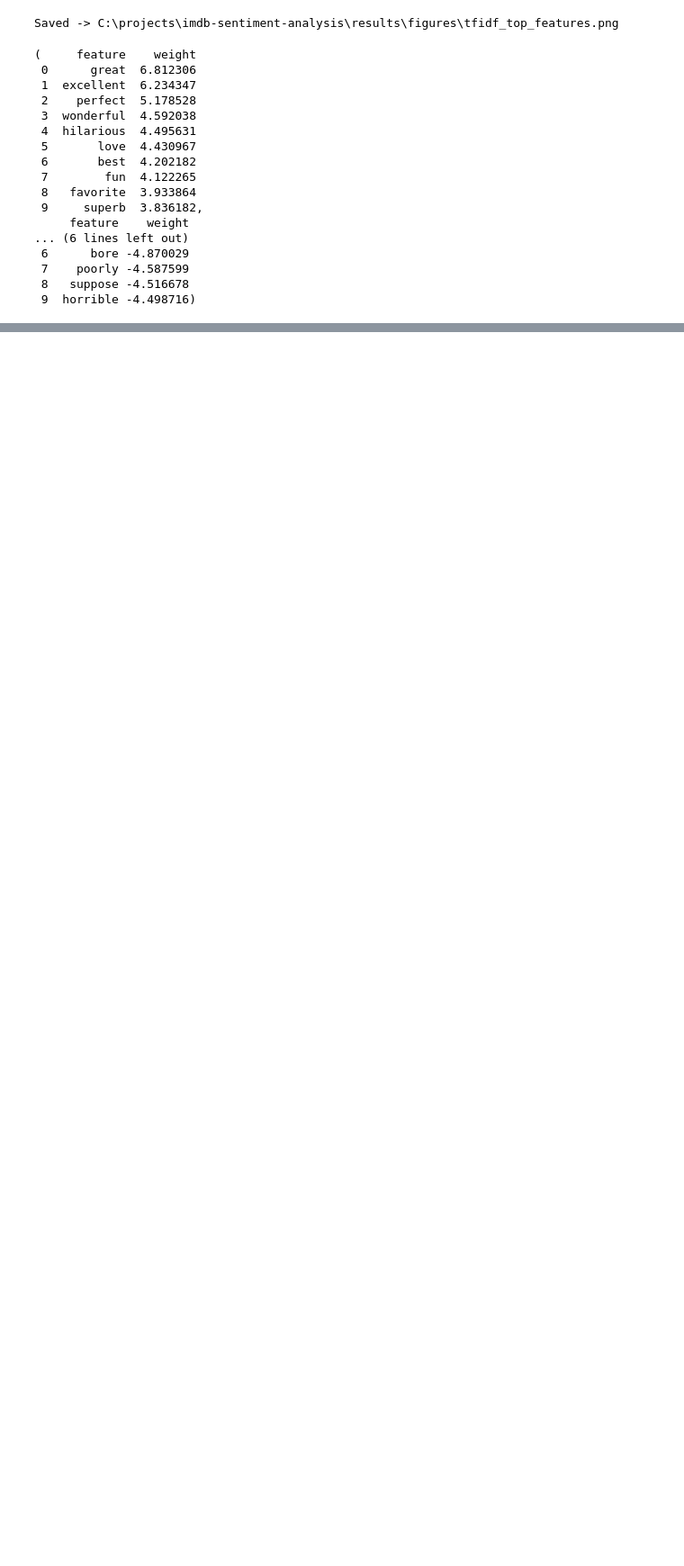
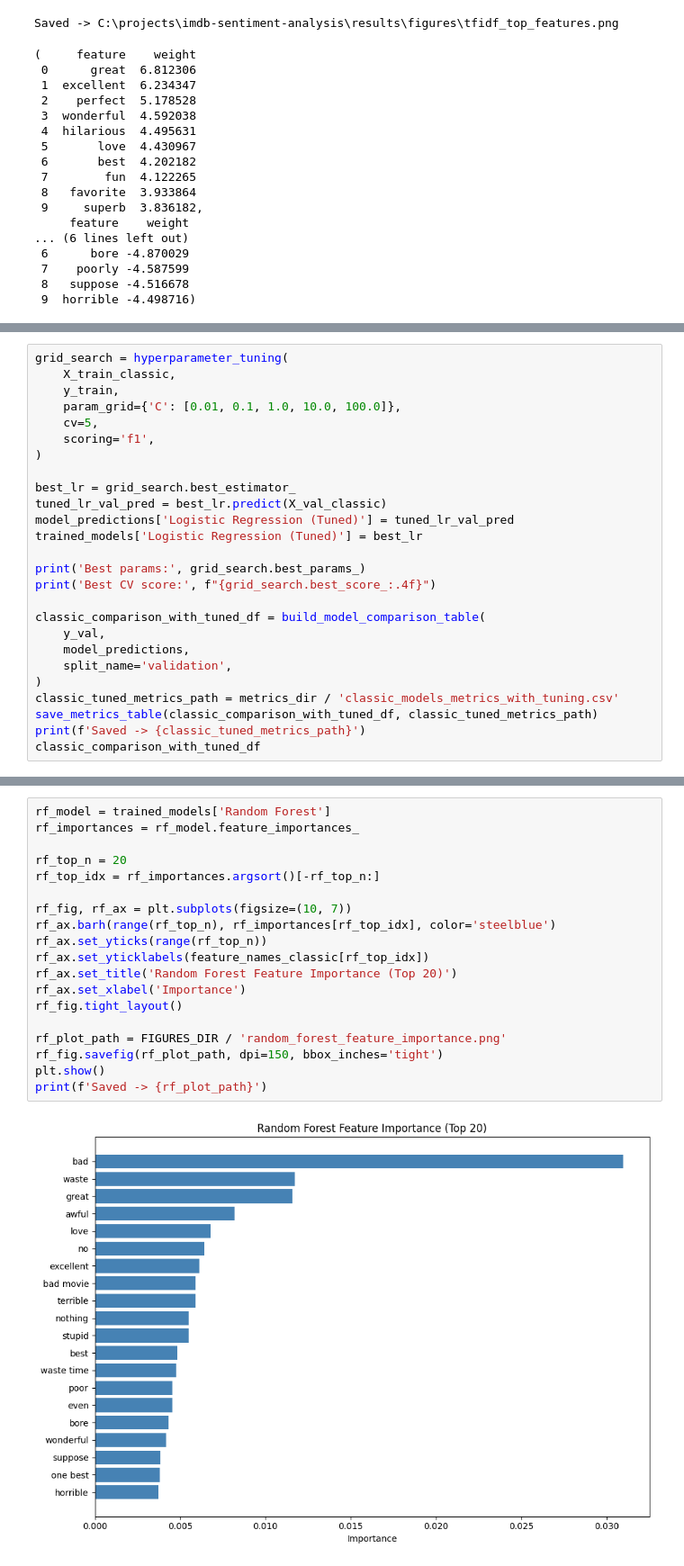
Before and after one commit to Lidizz/imdb-sentiment-analysis, a Jupyter notebook: notebooks/03_classic_ml_models.ipynb, the cells around one changed output, grey strips where cells are left out. Shown at 90% size. Saved outputs shown, nothing was run; the diff lists cells and outputs as text; blank space fills up the shorter version.

```diff
--- a/notebooks/03_classic_ml_models.ipynb
+++ b/notebooks/03_classic_ml_models.ipynb
@@ -200,0 +417,26 @@ Saved -> C:\projects\imdb-sentiment-analysis\results\metrics\checkpoint3_feature
+# %%
+grid_search = hyperparameter_tuning(
+    X_train_classic,
+    y_train,
+    param_grid={'C': [0.01, 0.1, 1.0, 10.0, 100.0]},
+    cv=5,
+    scoring='f1',
+)
+
+best_lr = grid_search.best_estimator_
+tuned_lr_val_pred = best_lr.predict(X_val_classic)
+model_predictions['Logistic Regression (Tuned)'] = tuned_lr_val_pred
+trained_models['Logistic Regression (Tuned)'] = best_lr
+
+print('Best params:', grid_search.best_params_)
+print('Best CV score:', f"{grid_search.best_score_:.4f}")
+
+classic_comparison_with_tuned_df = build_model_comparison_table(
+    y_val,
+    model_predictions,
+    split_name='validation',
+)
+classic_tuned_metrics_path = metrics_dir / 'classic_models_metrics_with_tuning.csv'
+save_metrics_table(classic_comparison_with_tuned_df, classic_tuned_metrics_path)
+print(f'Saved -> {classic_tuned_metrics_path}')
+classic_comparison_with_tuned_df
@@ -200,0 +464,21 @@ Saved -> C:\projects\imdb-sentiment-analysis\results\metrics\checkpoint3_feature
+# %%
+rf_model = trained_models['Random Forest']
+rf_importances = rf_model.feature_importances_
+
+rf_top_n = 20
+rf_top_idx = rf_importances.argsort()[-rf_top_n:]
+
+rf_fig, rf_ax = plt.subplots(figsize=(10, 7))
+rf_ax.barh(range(rf_top_n), rf_importances[rf_top_idx], color='steelblue')
+rf_ax.set_yticks(range(rf_top_n))
+rf_ax.set_yticklabels(feature_names_classic[rf_top_idx])
+rf_ax.set_title('Random Forest Feature Importance (Top 20)')
+rf_ax.set_xlabel('Importance')
+rf_fig.tight_layout()
+
+rf_plot_path = FIGURES_DIR / 'random_forest_feature_importance.png'
+rf_fig.savefig(rf_plot_path, dpi=150, bbox_inches='tight')
+plt.show()
+print(f'Saved -> {rf_plot_path}')
+# %% [output]
+[figure, added]
```
Also changed, not shown: parts of 25 cells of this notebook, 12 other files.
